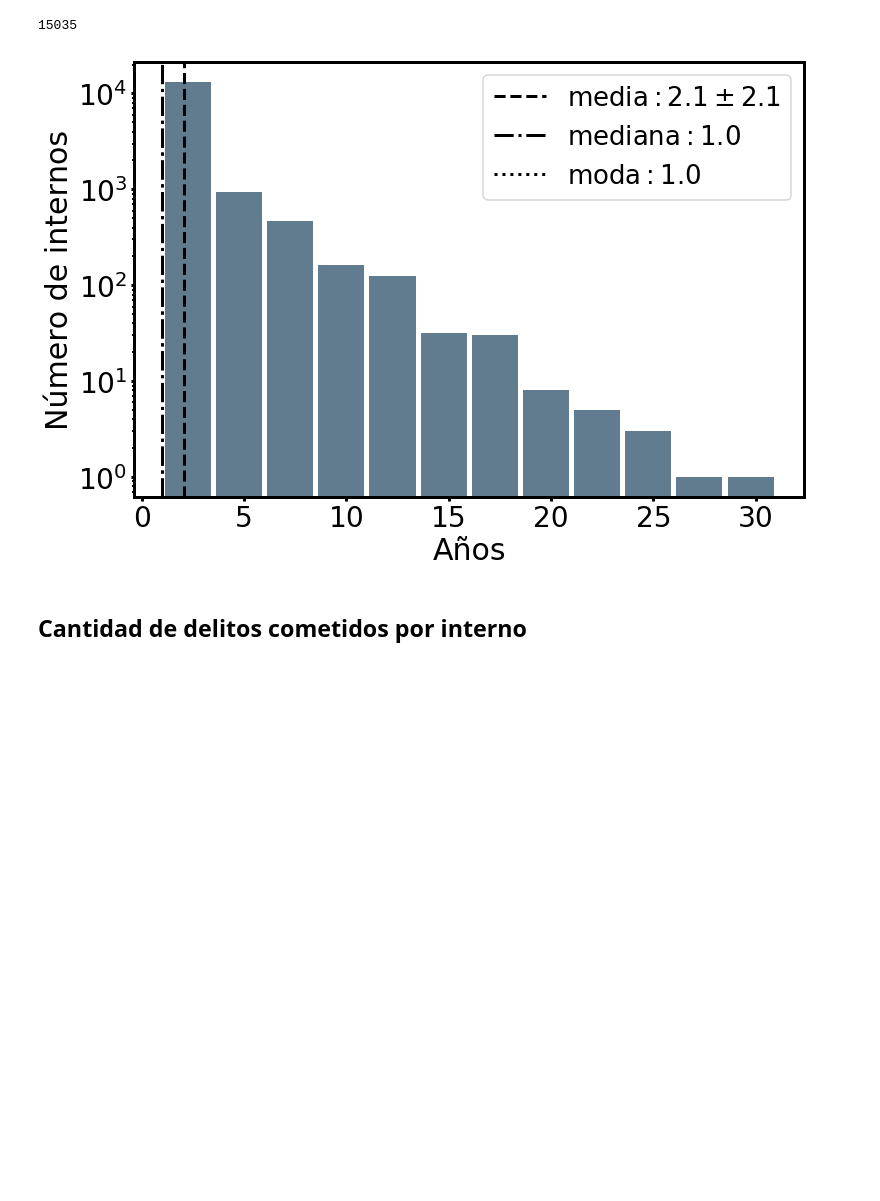
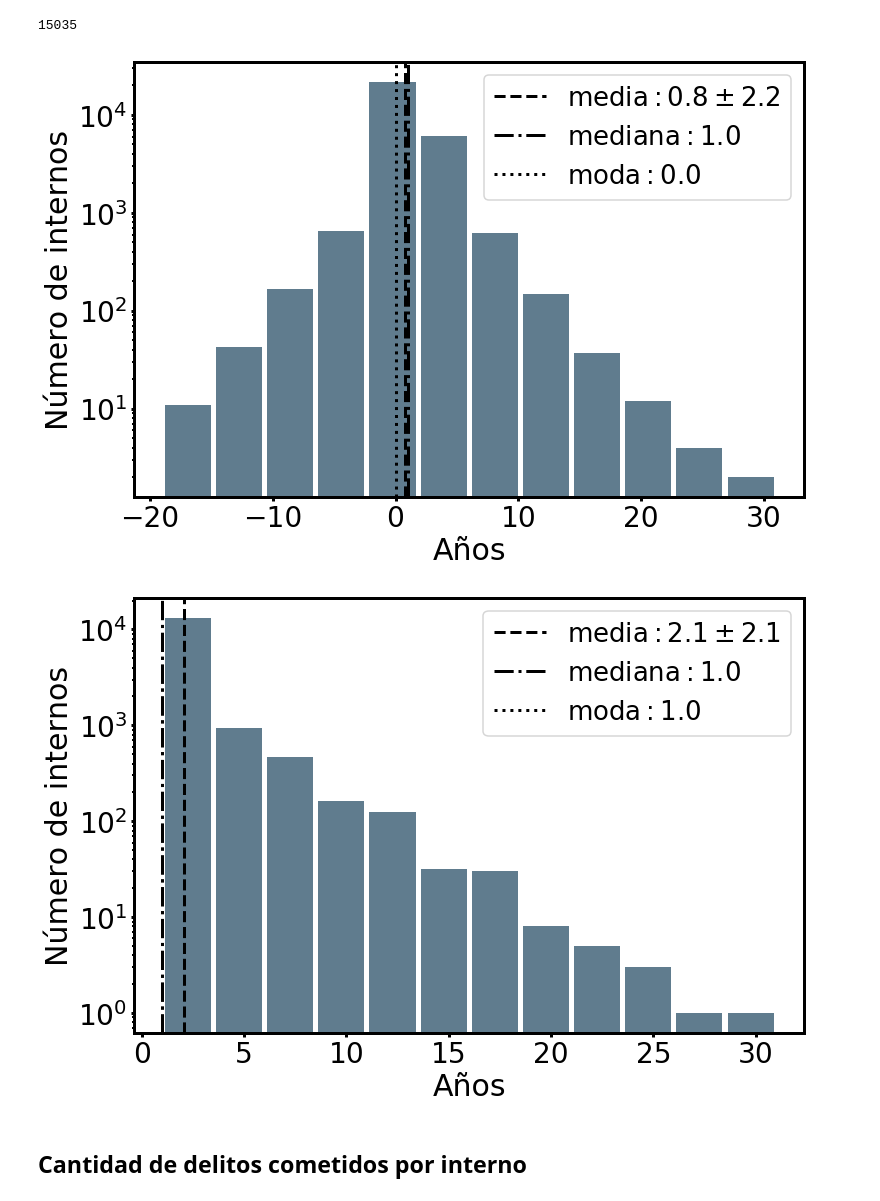
Before and after one commit to nahuelalmeira/poblacionPenal, a Jupyter notebook: VisualizacionYAnalisis/DiploDatos_PoblacionPenitenciariaArgentina_VyA.ipynb, the cells around one changed output. Drawn from its saved outputs; the diff is of its cells as text; code cells hidden in the pictures; blank space fills up the shorter version.

Commit message:
Agrego mas de analisis estadistico al informe

```diff
--- a/VisualizacionYAnalisis/DiploDatos_PoblacionPenitenciariaArgentina_VyA.ipynb
+++ b/VisualizacionYAnalisis/DiploDatos_PoblacionPenitenciariaArgentina_VyA.ipynb
@@ -649,6 +646,7 @@ Name: fecha_condenado, dtype: datetime64[ns]
 Vemos que existen fechas incorrectas (en particular, existen fechas futuristas). Como estos casos son claramente datos mal cargados, los filtramos y nos quedamos sólo con las fechas anteriores a la fecha del censo, 31 de Diciembre de 2017
 # %%
 fecha_ultimo_censo = '2017-12-31'
-mask = (data_dur_condena['fecha_detencion'] < fecha_ultimo_censo) & \
-       (data_dur_condena['fecha_condenado'] < fecha_ultimo_censo)
+mask = (data_dur_condena['fecha_detencion'] <= fecha_ultimo_censo) & \
+       (data_dur_condena['fecha_condenado'] <= fecha_ultimo_censo)
+print(data_dur_condena[~mask].shape[0])
 data_dur_condena = data_dur_condena[mask]
@@ -718,36 +718,42 @@ def preprocessing_dur_condena(data_raw, fecha_ultimo_censo, negativos=False):
     if not negativos:
         mask = data['tiempo_sin_condena'] > 0
         data = data[mask]
 
     return data
 
-def plot_tiempo_sin_condena(data):
+def plot_tiempo_sin_condena(data, negativos=False):
 
     tiempo_sin_condena_anios = data['tiempo_sin_condena']
 
     moda = data['tiempo_sin_condena'].mode().values[0]
     media = data['tiempo_sin_condena'].mean()
     mediana = tiempo_sin_condena_anios.median()
     std = tiempo_sin_condena_anios.std()
 
     fig, ax = plt.subplots(figsize=(12, 8))
     ax.set_xlabel('Años')
     ax.set_ylabel('Número de internos')
     ax.hist(tiempo_sin_condena_anios.values, rwidth=0.9, log=True, bins=12, color='#607c8e')
     ax.axvline(media, linestyle='--', color='k', label=r'$\mathrm{media: }$' + r'$ {{{:.1f}}}\pm {{{:.1f}}}$'.format(media, std))
     ax.axvline(mediana, linestyle='-.', color='k', label=r'$\mathrm{mediana: }$' + r'$ {{{:.1f}}}$'.format(mediana))
     ax.axvline(moda, linestyle=':', color='k', label=r'$\mathrm{moda: }$' + r'$ {{{:.1f}}}$'.format(moda))
     #text = 'Media: {:.1f}\nMediana: {:.1f}\nModa: {:.1f}\nStd: {:.1f}'.format(media, mediana, moda, std)
     #ax.text(0.75, 0.34, text, transform=ax.transAxes, fontsize=24)
     ax.legend(loc='best')
-    plt.savefig('../Informe/graficos/diff_condenado_detencion.png')
+    if negativos:
+        plt.savefig('../Informe/graficos/diff_condenado_detencion_negativos.png')
+    else:
+        plt.savefig('../Informe/graficos/diff_condenado_detencion.png')
     plt.show()
 
 fecha_ultimo_censo = '2017-12-31'
+data_dur_condena = preprocessing_dur_condena(data_raw, fecha_ultimo_censo, negativos=True)
+plot_tiempo_sin_condena(data_dur_condena, negativos=True)
 data_dur_condena = preprocessing_dur_condena(data_raw, fecha_ultimo_censo)
 plot_tiempo_sin_condena(data_dur_condena)
 # %% [output]
-[figure, old version]
+[figure, new version]
+[figure, added]
 # %% [markdown]
 ## Cantidad de delitos cometidos por interno
 # %% [markdown]
```
Also changed, not shown: parts of 2 cells of this notebook, 3 other files.
